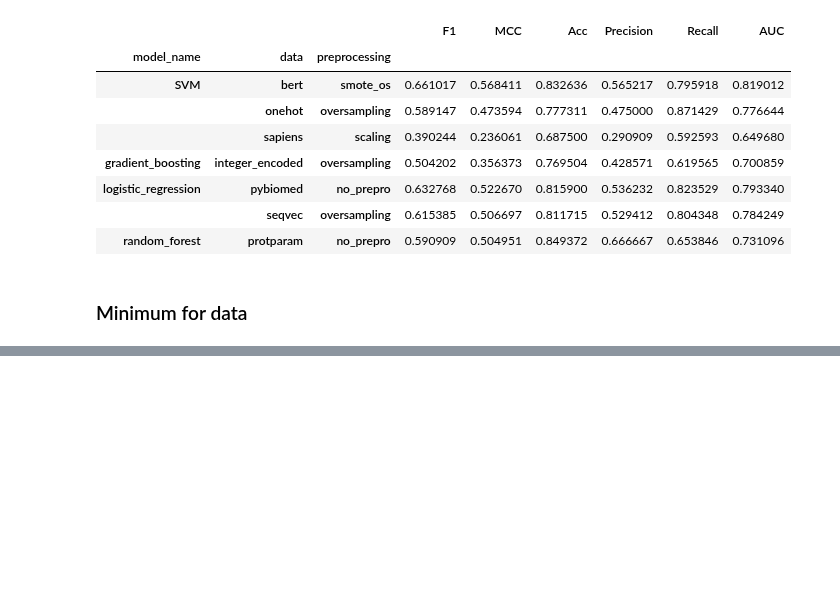
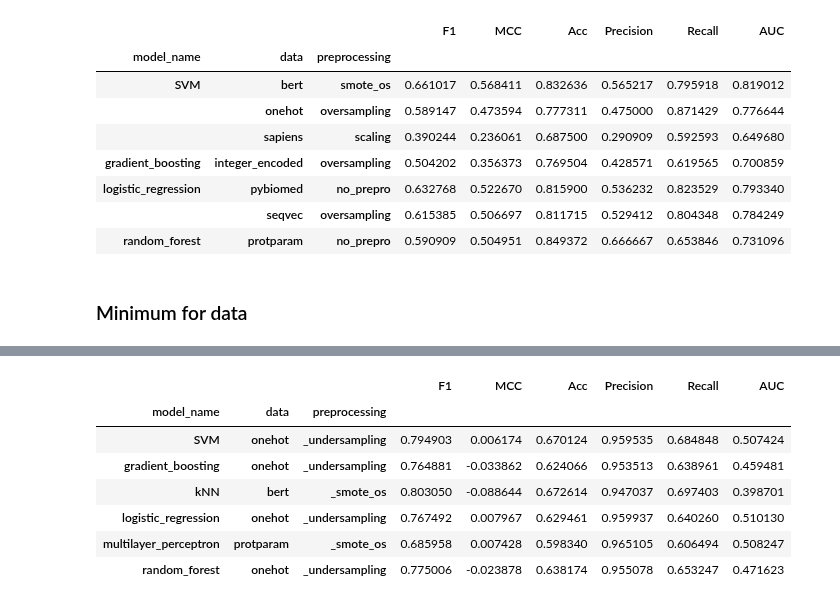
Before and after one commit to kvetab/di-pred, a Jupyter notebook: notebooks/reports/05_cross_validation_evaluation.ipynb, the cells around one changed output, grey strips where cells are left out. Cells and saved outputs as stored; diff of their text form; code cells hidden in the pictures; blank space fills up the shorter version.

```diff
--- a/notebooks/reports/05_cross_validation_evaluation.ipynb
+++ b/notebooks/reports/05_cross_validation_evaluation.ipynb
@@ -253,0 +306,12 @@ df_min[idx]
+# %%
+idx = tap_means.groupby(['model_name'])['Acc'].transform(max) == tap_means['Acc']
+tap_means[idx]
+# %% [output]
+|  |  |  | F1 | MCC | Acc | Precision | Recall | AUC |
+| model_name | data | preprocessing |  |  |  |  |  |  |
+| SVM | onehot | _undersampling | 0.794903 | 0.006174 | 0.670124 | 0.959535 | 0.684848 | 0.507424 |
+| gradient_boosting | onehot | _undersampling | 0.764881 | -0.033862 | 0.624066 | 0.953513 | 0.638961 | 0.459481 |
+| kNN | bert | _smote_os | 0.803050 | -0.088644 | 0.672614 | 0.947037 | 0.697403 | 0.398701 |
+| logistic_regression | onehot | _undersampling | 0.767492 | 0.007967 | 0.629461 | 0.959937 | 0.640260 | 0.510130 |
+| multilayer_perceptron | protparam | _smote_os | 0.685958 | 0.007428 | 0.598340 | 0.965105 | 0.606494 | 0.508247 |
+| random_forest | onehot | _undersampling | 0.775006 | -0.023878 | 0.638174 | 0.955078 | 0.653247 | 0.471623 |
```
Also changed, not shown: parts of 11 cells of this notebook.
